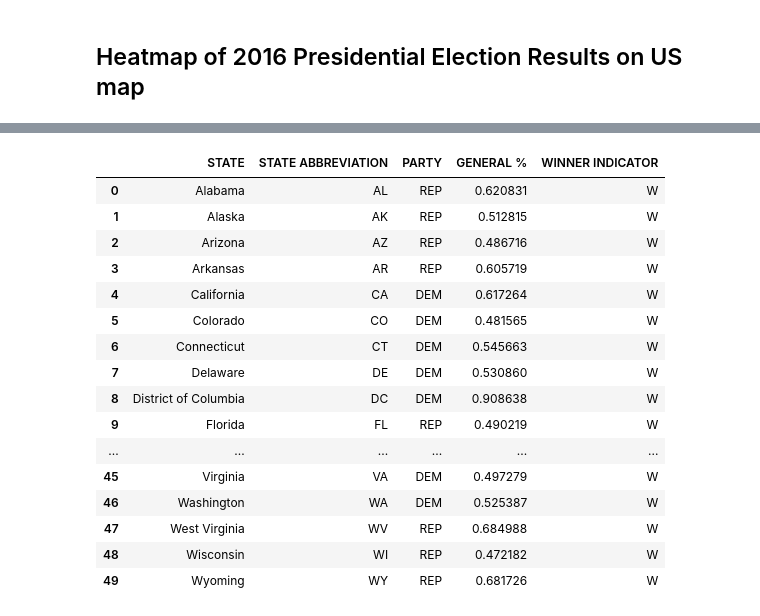
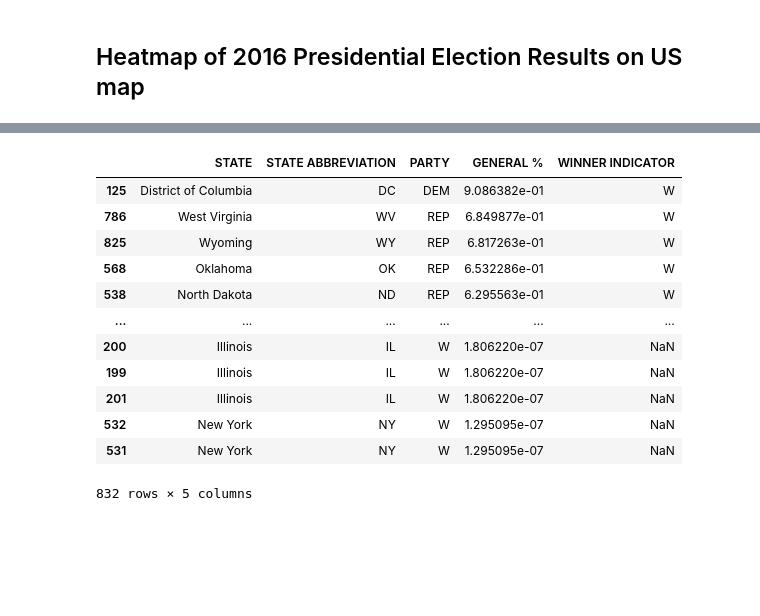
Before and after one commit to SandraLeriche/us-elections, a Jupyter notebook: Python_scripts/2016vs2020_US_heatmap.ipynb, the cells around one changed output, grey strips where cells are left out. Drawn from its saved outputs; the diff is of its cells as text; code cells hidden in the pictures; blank space fills up the shorter version.

```diff
--- a/Python_scripts/2016vs2020_US_heatmap.ipynb
+++ b/Python_scripts/2016vs2020_US_heatmap.ipynb
@@ -184,22 +169,18 @@ p_res.head()
-# %%
-p_res.drop(p_res.columns[2:5], axis='columns', inplace=True) # dropping columns 'FIRST NAME', 'LAST NAME', 'LAST NAME, FIRST'
-p_res.drop(p_res.columns[3], axis='columns', inplace=True) # dropping column 'GENERAL RESULTS'
-p_res
-# %% [output]
-|  | STATE | STATE ABBREVIATION | PARTY | GENERAL % | WINNER INDICATOR |
-| 0 | Alabama | AL | REP | 0.620831 | W |
-| 1 | Alaska | AK | REP | 0.512815 | W |
-| 2 | Arizona | AZ | REP | 0.486716 | W |
-| 3 | Arkansas | AR | REP | 0.605719 | W |
-| 4 | California | CA | DEM | 0.617264 | W |
-| 5 | Colorado | CO | DEM | 0.481565 | W |
-| 6 | Connecticut | CT | DEM | 0.545663 | W |
-| 7 | Delaware | DE | DEM | 0.530860 | W |
-| 8 | District of Columbia | DC | DEM | 0.908638 | W |
-| 9 | Florida | FL | REP | 0.490219 | W |
-| ... | ... | ... | ... | ... | ... |
-| 45 | Virginia | VA | DEM | 0.497279 | W |
-| 46 | Washington | WA | DEM | 0.525387 | W |
-| 47 | West Virginia | WV | REP | 0.684988 | W |
-| 48 | Wisconsin | WI | REP | 0.472182 | W |
-| 49 | Wyoming | WY | REP | 0.681726 | W |
+# %%
+p_res = pr.iloc[:,[0,1,5,7,8]]
+p_res = p_res.sort_values(['GENERAL %'], ascending=False)
+p_res
+# %% [output]
+|  | STATE | STATE ABBREVIATION | PARTY | GENERAL % | WINNER INDICATOR |
+| 125 | District of Columbia | DC | DEM | 9.086382e-01 | W |
+| 786 | West Virginia | WV | REP | 6.849877e-01 | W |
+| 825 | Wyoming | WY | REP | 6.817263e-01 | W |
+| 568 | Oklahoma | OK | REP | 6.532286e-01 | W |
+| 538 | North Dakota | ND | REP | 6.295563e-01 | W |
+| ... | ... | ... | ... | ... | ... |
+| 200 | Illinois | IL | W | 1.806220e-07 | NaN |
+| 199 | Illinois | IL | W | 1.806220e-07 | NaN |
+| 201 | Illinois | IL | W | 1.806220e-07 | NaN |
+| 532 | New York | NY | W | 1.295095e-07 | NaN |
+| 531 | New York | NY | W | 1.295095e-07 | NaN |
+832 rows × 5 columns
```
Also changed, not shown: parts of 7 cells of this notebook, 2 other files.
